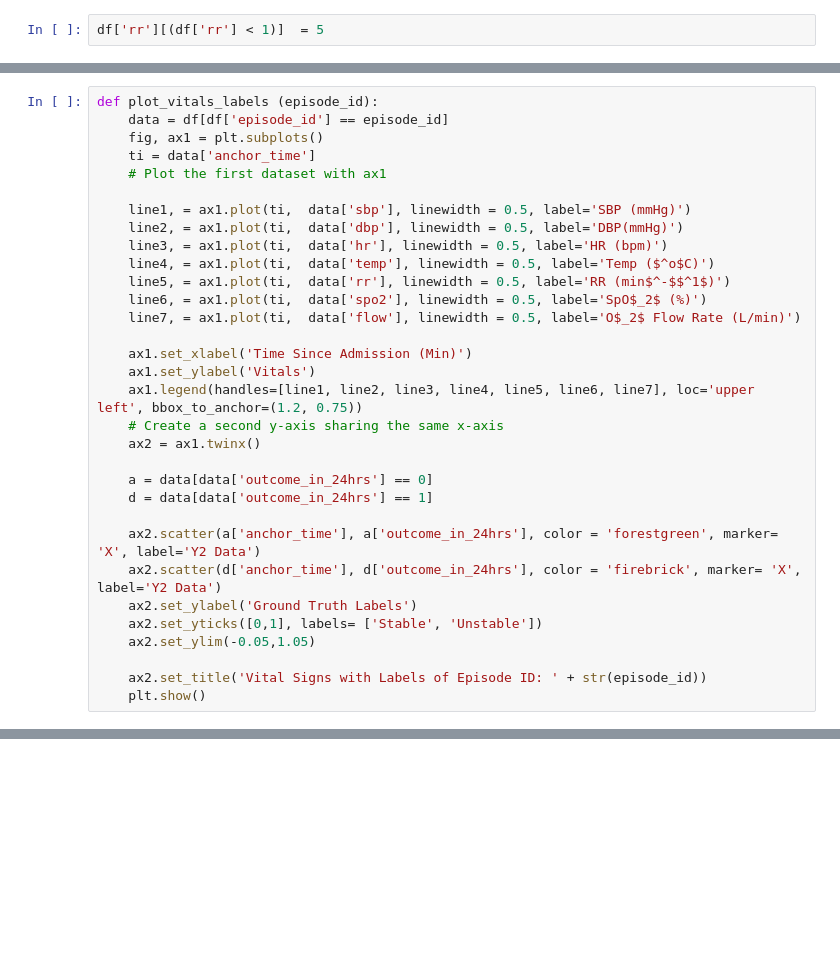
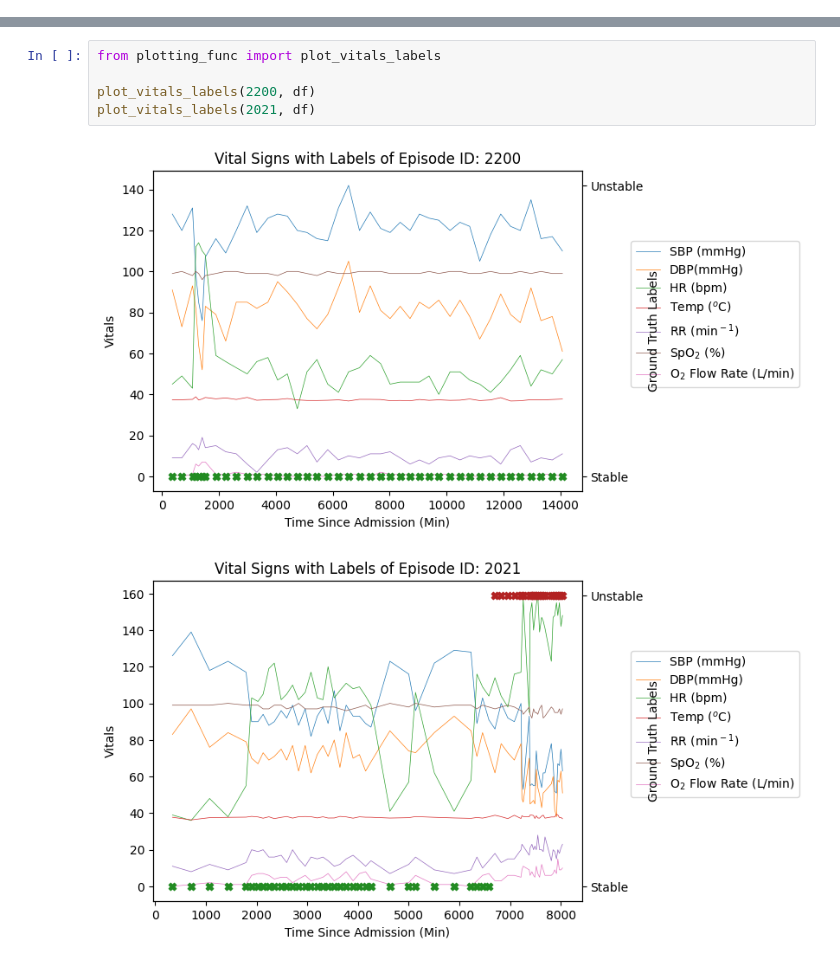
Before and after one commit to GassyAllan/GRU_D_EWS, a Jupyter notebook: GRU_D_Model/GRU_D_Demo.ipynb, the cells around one changed output, grey strips where cells are left out. Saved outputs shown, nothing was run; the diff lists cells and outputs as text; blank space fills up the shorter version.

```diff
--- a/GRU_D_Model/GRU_D_Demo.ipynb
+++ b/GRU_D_Model/GRU_D_Demo.ipynb
@@ -47,2 +53,0 @@ df
-# %%
-df['rr'][(df['rr'] < 1)]  = 5
@@ -355,32 +53,0 @@ plt.hist(df['news2'], alpha = 0.5, density= True)
-# %%
-def plot_vitals_labels (episode_id):
-    data = df[df['episode_id'] == episode_id]
-    fig, ax1 = plt.subplots()
-    ti = data['anchor_time']
-    # Plot the first dataset with ax1
-
-    line1, = ax1.plot(ti,  data['sbp'], linewidth = 0.5, label='SBP (mmHg)')
-    line2, = ax1.plot(ti,  data['dbp'], linewidth = 0.5, label='DBP(mmHg)')
-    line3, = ax1.plot(ti,  data['hr'], linewidth = 0.5, label='HR (bpm)')
-    line4, = ax1.plot(ti,  data['temp'], linewidth = 0.5, label='Temp ($^o$C)')
-    line5, = ax1.plot(ti,  data['rr'], linewidth = 0.5, label='RR (min$^-$$^1$)')
-    line6, = ax1.plot(ti,  data['spo2'], linewidth = 0.5, label='SpO$_2$ (%)')
-    line7, = ax1.plot(ti,  data['flow'], linewidth = 0.5, label='O$_2$ Flow Rate (L/min)')
-
-    ax1.set_xlabel('Time Since Admission (Min)')
-    ax1.set_ylabel('Vitals')
-    ax1.legend(handles=[line1, line2, line3, line4, line5, line6, line7], loc='upper left', bbox_to_anchor=(1.2, 0.75))
-    # Create a second y-axis sharing the same x-axis
-    ax2 = ax1.twinx()
-
-    a = data[data['outcome_in_24hrs'] == 0]
-    d = data[data['outcome_in_24hrs'] == 1]
-
-    ax2.scatter(a['anchor_time'], a['outcome_in_24hrs'], color = 'forestgreen', marker= 'X', label='Y2 Data')
-    ax2.scatter(d['anchor_time'], d['outcome_in_24hrs'], color = 'firebrick', marker= 'X', label='Y2 Data')
-    ax2.set_ylabel('Ground Truth Labels')
-    ax2.set_yticks([0,1], labels= ['Stable', 'Unstable'])
-    ax2.set_ylim(-0.05,1.05)
-
-    ax2.set_title('Vital Signs with Labels of Episode ID: ' + str(episode_id))
-    plt.show()
@@ -1822,0 +96,8 @@ warnings
+# %%
+from plotting_func import plot_vitals_labels
+
+plot_vitals_labels(2200, df)
+plot_vitals_labels(2021, df)
+# %% [output]
+[figure, added]
+[figure, added]
```
Also changed, not shown: parts of 100 cells of this notebook, 7 other files.
